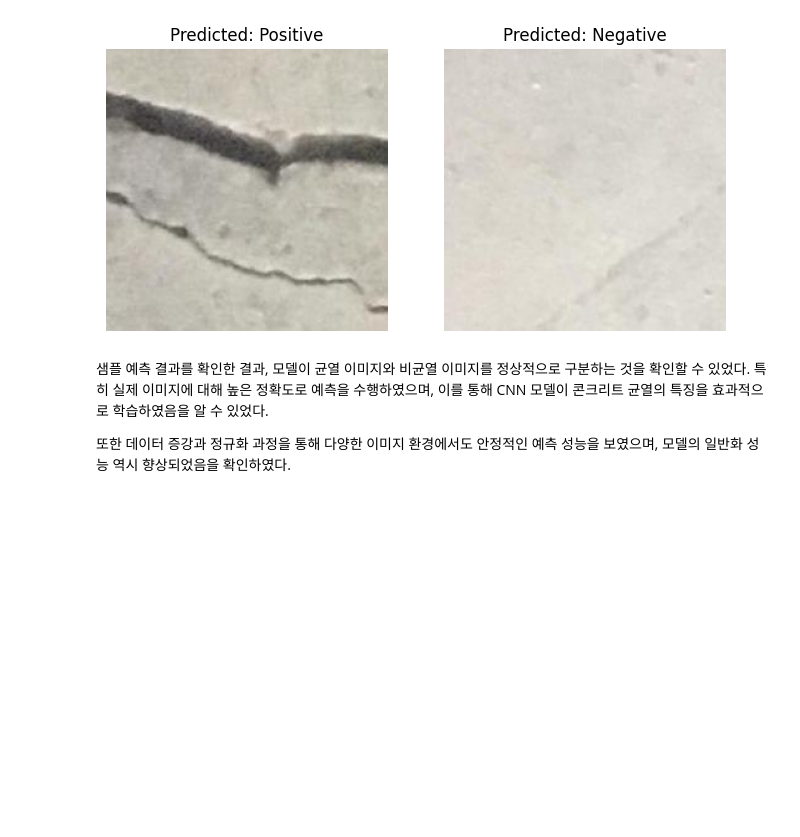
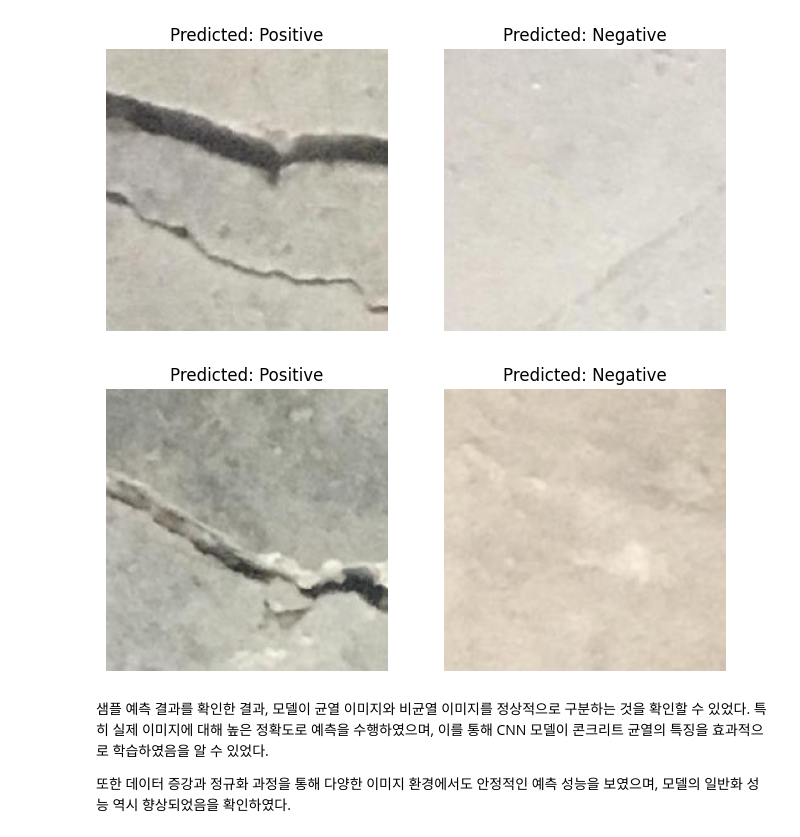
Before and after one commit to kjs444642-alt/deep-learning-project, a Jupyter notebook: 기말과제.ipynb, the cells around one changed output. Drawn from its saved outputs; the diff is of its cells as text; code cells hidden in the pictures; blank space fills up the shorter version.

```diff
--- a/기말과제.ipynb
+++ b/기말과제.ipynb
@@ -734,6 +734,69 @@ for i, path in enumerate(image_paths):
 plt.show()
 # %% [output]
 [figure]
+# %%
+# =========================
+# 샘플 예측 결과 시각화2
+# =========================
+
+import torch
+import matplotlib.pyplot as plt
+from PIL import Image
+from torchvision import transforms
+import random
+import os
+
+# 테스트용 transform
+test_transform = transforms.Compose([
+    transforms.Resize((128, 128)),
+    transforms.ToTensor(),
+    transforms.Normalize(
+        mean=[0.5, 0.5, 0.5],
+        std=[0.5, 0.5, 0.5]
+    )
+])
+
+# Positive / Negative 폴더
+positive_dir = '/content/crack_dataset/Positive'
+negative_dir = '/content/crack_dataset/Negative'
+
+# 랜덤 이미지 선택
+sample_pos = random.choice(os.listdir(positive_dir))
+sample_neg = random.choice(os.listdir(negative_dir))
+
+image_paths = [
+    os.path.join(positive_dir, sample_pos),
+    os.path.join(negative_dir, sample_neg)
+]
+
+class_names = ['Negative', 'Positive']
+
+# 모델 평가 모드
+model.eval()
+
+plt.figure(figsize=(8,4))
+
+for i, path in enumerate(image_paths):
+
+    image = Image.open(path).convert('RGB')
+
+    input_image = test_transform(image).unsqueeze(0)
+
+    with torch.no_grad():
+        output = model(input_image)
+        pred = torch.argmax(output, 1).item()
+
+    plt.subplot(1,2,i+1)
+
+    plt.imshow(image)
+
+    plt.title(f"Predicted: {class_names[pred]}")
+
+    plt.axis('off')
+
+plt.show()
+# %% [output]
+[figure, added]
 # %% [markdown]
 샘플 예측 결과를 확인한 결과, 모델이 균열 이미지와 비균열 이미지를 정상적으로 구분하는 것을 확인할 수 있었다. 특히 실제 이미지에 대해 높은 정확도로 예측을 수행하였으며, 이를 통해 CNN 모델이 콘크리트 균열의 특징을 효과적으로 학습하였음을 알 수 있었다.
 
```
